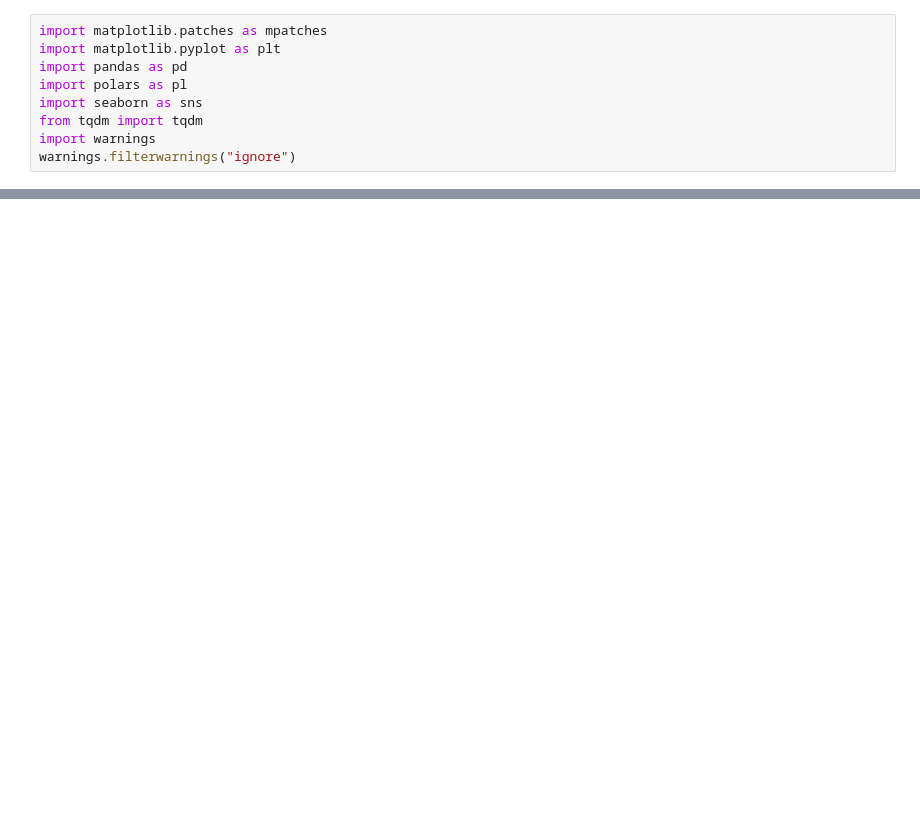
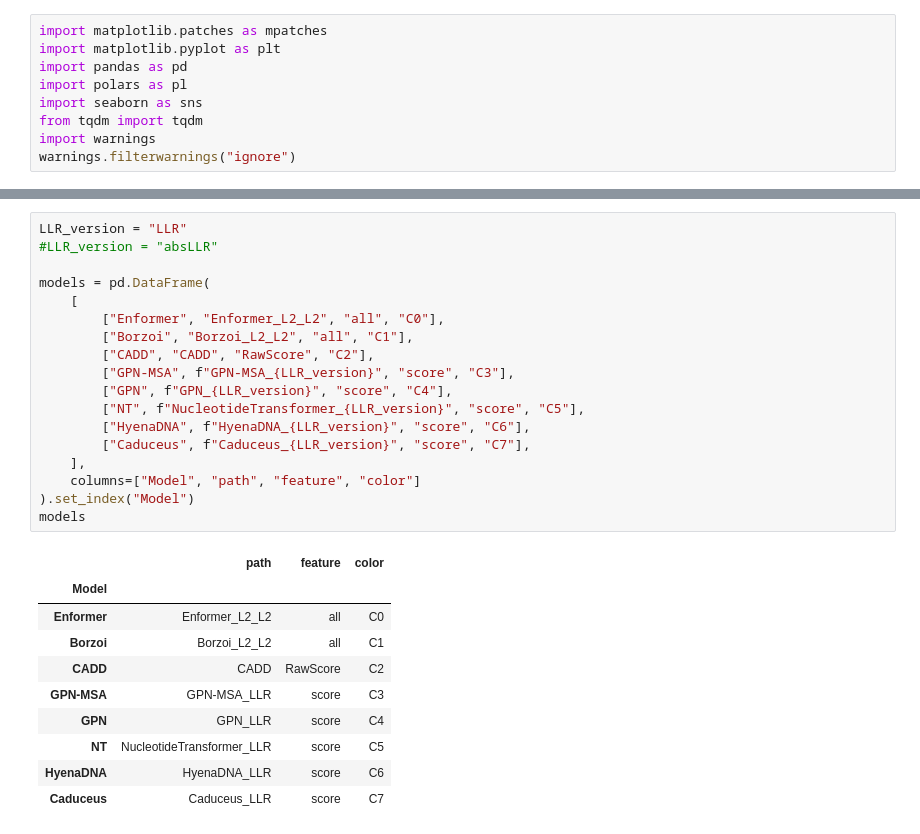
Before and after one commit to minjaf/TraitGym, a Jupyter notebook: workflow/notebooks/unsupervised.ipynb, the cells around one changed output, grey strips where cells are left out. Cells and saved outputs as stored; diff of their text form; blank space fills up the shorter version.

```diff
--- a/workflow/notebooks/unsupervised.ipynb
+++ b/workflow/notebooks/unsupervised.ipynb
@@ -28,3 +62,32 @@ def format_number(num):
+# %%
+LLR_version = "LLR"
+#LLR_version = "absLLR"
+
+models = pd.DataFrame(
+    [
+        ["Enformer", "Enformer_L2_L2", "all", "C0"],
+        ["Borzoi", "Borzoi_L2_L2", "all", "C1"],
+        ["CADD", "CADD", "RawScore", "C2"],
+        ["GPN-MSA", f"GPN-MSA_{LLR_version}", "score", "C3"],
+        ["GPN", f"GPN_{LLR_version}", "score", "C4"],
+        ["NT", f"NucleotideTransformer_{LLR_version}", "score", "C5"],
+        ["HyenaDNA", f"HyenaDNA_{LLR_version}", "score", "C6"],
+        ["Caduceus", f"Caduceus_{LLR_version}", "score", "C7"],
+    ],
+    columns=["Model", "path", "feature", "color"]
+).set_index("Model")
+models
+# %% [output]
+|  | path | feature | color |
+| Model |  |  |  |
+| Enformer | Enformer_L2_L2 | all | C0 |
+| Borzoi | Borzoi_L2_L2 | all | C1 |
+| CADD | CADD | RawScore | C2 |
+| GPN-MSA | GPN-MSA_LLR | score | C3 |
+| GPN | GPN_LLR | score | C4 |
+| NT | NucleotideTransformer_LLR | score | C5 |
+| HyenaDNA | HyenaDNA_LLR | score | C6 |
+| Caduceus | Caduceus_LLR | score | C7 |
 # %%
 subsets = [
     "all",
```
Also changed, not shown: parts of 8 cells of this notebook, 4 other files.
